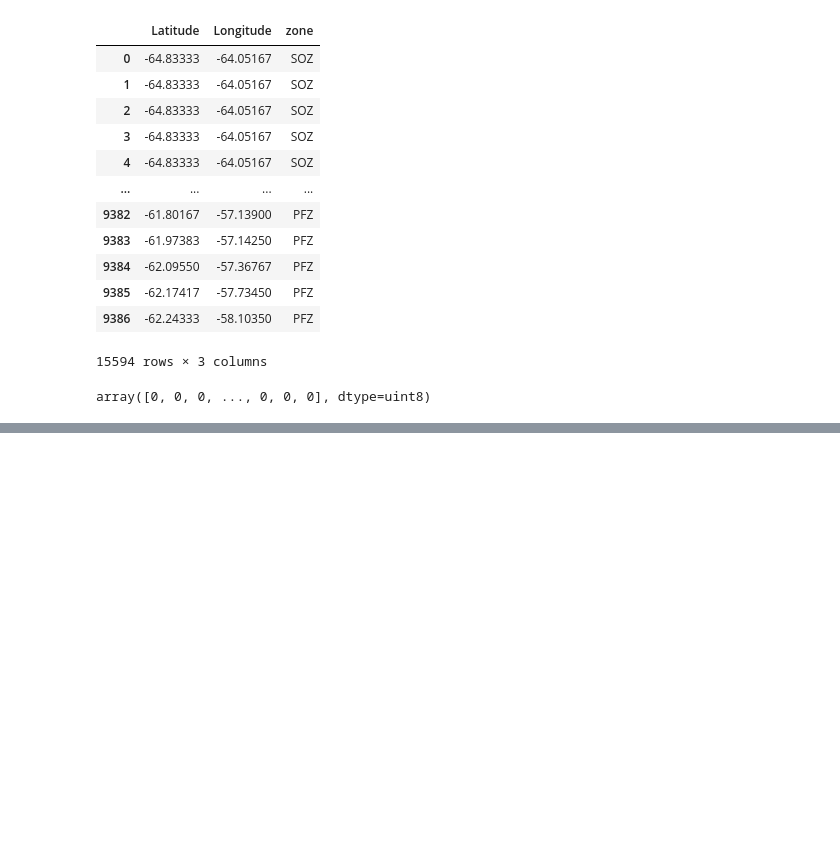
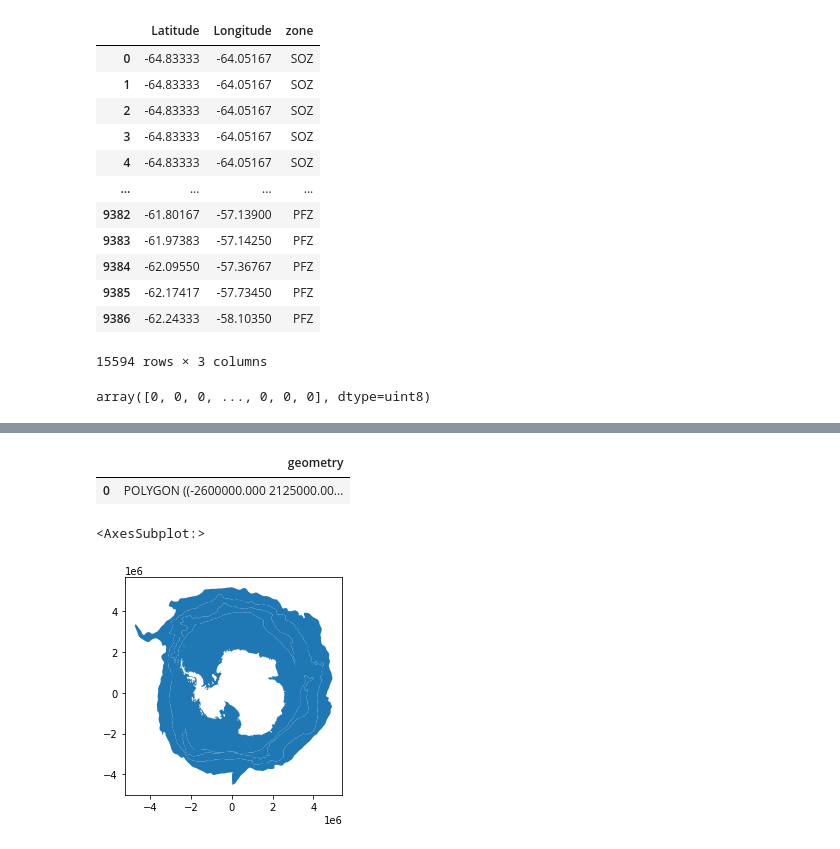
Before and after one commit to ayushnag/sophy, a Jupyter notebook: db/sophy_db.ipynb, the cells around one changed output, grey strips where cells are left out. Drawn from its saved outputs; the diff is of its cells as text; code cells hidden in the pictures; blank space fills up the shorter version.

```diff
--- a/db/sophy_db.ipynb
+++ b/db/sophy_db.ipynb
@@ -240,0 +227,59 @@ str([1, 2, 4])
+# %%
+f = open(r"../data/sea_ice/mean.sep.1979-2021.s", "r")
+ice = np.fromfile(f, dtype=np.uint8)
+edge = np.logical_and(15 <= ice, ice <= 25)
+dx = dy = 25000
+x = np.arange(-3950000, +3950000, +dx)
+y = np.arange(+4350000, -3950000, -dy)
+grid = np.dstack(np.meshgrid(x, y)).reshape(-1, 2)
+points = grid[edge].T
+gdf = gpd.GeoDataFrame(geometry=gpd.points_from_xy(x=points[0], y=points[1]), crs='EPSG:3031')
+# Generating alpha shape takes ~10 mins
+alpha: gpd.GeoDataFrame = alphashape.alphashape(gdf)
+sie: Polygon = alpha['geometry'].values[0]
+alpha
+# ax.plot(points[0], points[1], marker='o', linestyle='', color='g', transform=ccrs.SouthPolarStereo())
+# %% [output]
+|  | geometry |
+| 0 | POLYGON ((-2600000.000 2125000.00... |
+# %%
+# Writes the Kim & Orsi 2014 fronts to a shapefile
+mat_data: dict = sio.loadmat('../data/fronts/ys_fronts.mat')
+# fronts = ([[lat1, lon1], [lat2, lon2]], [[lat1, lon1], ...], ...)
+orsi_data: tuple = mat_data['ys_fronts'].tolist()[0][0]
+# filters out extra data and only keeps the 4 Southern Ocean fronts
+orsi_data = orsi_data[:3]
+# points from each front that follow a smooth contour (no holes in the front)
+keep = ((44, 2633), (0, 2305), (0, 2614))
+front_names: tuple = ('SAF', 'PF', 'SACC')
+shapes: dict = {}
+project = pyproj.Transformer.from_crs(pyproj.CRS('EPSG:4326'), pyproj.CRS('EPSG:3031'), always_xy=True).transform
+for i, orsi_front in enumerate(orsi_data):
+    # convert np array to df
+    front_df = pd.DataFrame(data=orsi_front, columns=['Latitude', 'Longitude'],
+                            index=np.arange(len(orsi_front)))
+    # remove extra points such as small holes in the front
+    front_df = front_df.iloc[keep[i][0]:keep[i][1]]
+    # data has points [-180, 360] but [-180, 180] is duplicate of [0, 360]
+    front_df = front_df[front_df.Latitude <= 180]
+    # make new polygon and add to list
+    name = front_names[i]
+    shapes[name] = transform(project, (Polygon(zip(front_df.Latitude, front_df.Longitude))))
+
+world: gpd.GeoDataFrame = gpd.read_file('../data/shapefiles/world/world.shp')
+antarctica: gpd.GeoDataFrame = world[world['NAME'] == 'Antarctica']
+antarctica = antarctica.to_crs(epsg=3031)
+antarctica: Polygon = antarctica['geometry'].values[0]
+
+
+shapes['SIE'] = alpha['geometry'].values[0]
+fronts_gdf = gpd.GeoDataFrame({'front': shapes.keys(), 'geometry': shapes.values()}, crs='EPSG:3031')
+zones: dict = {'zone': ['PFZ', 'ASZ', 'SOZ', 'SIZ'], 'geometry': [shapes['SAF'] - shapes['PF'],
+                                                                  shapes['PF'] - shapes['SACC'],
+                                                                  shapes['SACC'] - shapes['SIE'],
+                                                                  shapes['SIE'] - antarctica]}
+zones_gdf = gpd.GeoDataFrame(zones, crs='EPSG:3031')
+zones_gdf.plot()
+# %% [output]
+<AxesSubplot:>
+[figure, added]
```
Also changed, not shown: parts of 13 cells of this notebook, 8 other files.
